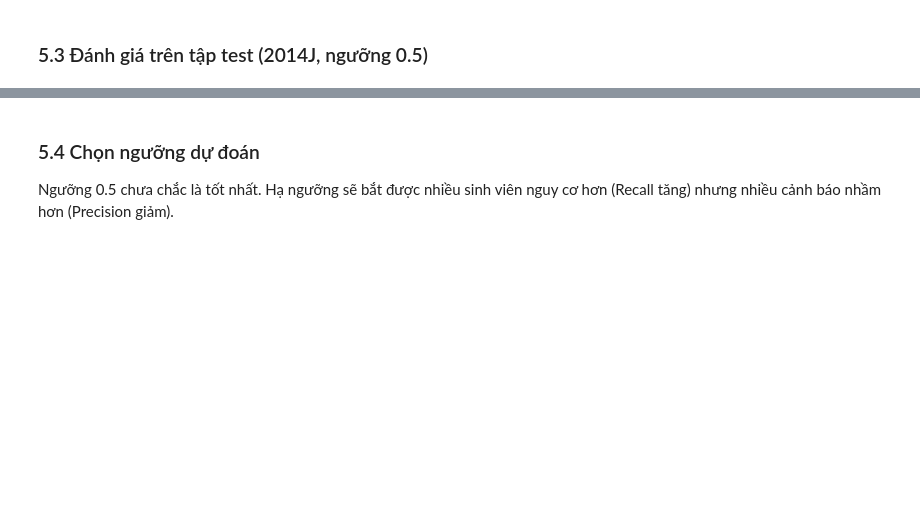
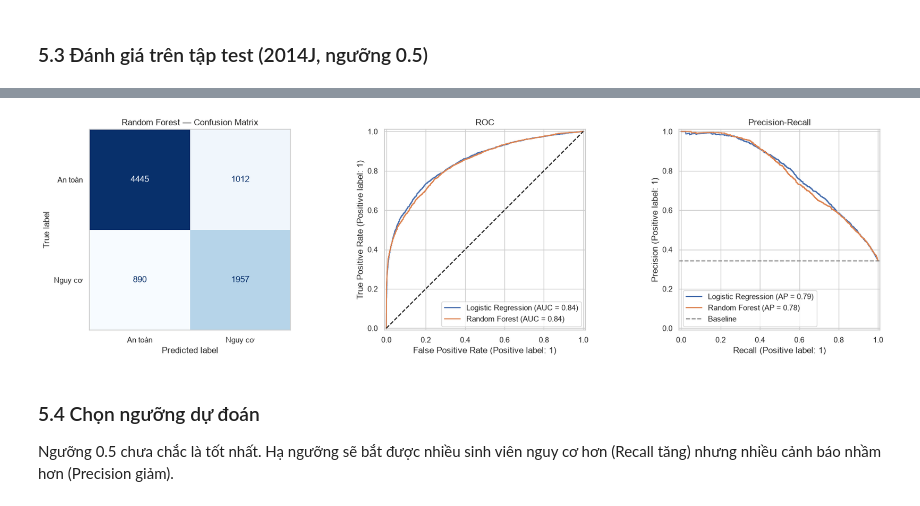
Before and after one commit to NguyenAnh1421/Early-Warning-At-Risk-Students-OULAD, a Jupyter notebook: G6_FINAL.ipynb, the cells around one changed output, grey strips where cells are left out. Saved outputs shown, nothing was run; the diff lists cells and outputs as text; code cells hidden in the pictures; blank space fills up the shorter version.

```diff
--- a/G6_FINAL.ipynb
+++ b/G6_FINAL.ipynb
@@ -521,16 +705,18 @@ pd.DataFrame(rows).set_index('model').round(4)
 # %%
 fig, axes = plt.subplots(1, 3, figsize=(18, 5))
 for name, m in models.items():
     RocCurveDisplay.from_estimator(m, X_test, y_test, name=name, ax=axes[1])
     PrecisionRecallDisplay.from_estimator(m, X_test, y_test, name=name, ax=axes[2])
 ConfusionMatrixDisplay.from_estimator(models['Random Forest'], X_test, y_test,
                                       display_labels=['An toàn', 'Nguy cơ'], cmap='Blues',
                                       colorbar=False, ax=axes[0])
-axes[0].set_title('Random Forest — Confusion Matrix')
+axes[0].set_title('Random Forest — Confusion Matrix'); axes[0].grid(False)
 axes[1].plot([0, 1], [0, 1], 'k--'); axes[1].set_title('ROC')
 axes[2].axhline(y_test.mean(), ls='--', color='gray', label='Baseline')
 axes[2].set_title('Precision-Recall'); axes[2].legend()
 plt.tight_layout(); plt.show()
+# %% [output]
+[figure, added]
 # %% [markdown]
 ### 5.4 Chọn ngưỡng dự đoán
 
```
Also changed, not shown: parts of 24 cells of this notebook, 2 other files.
